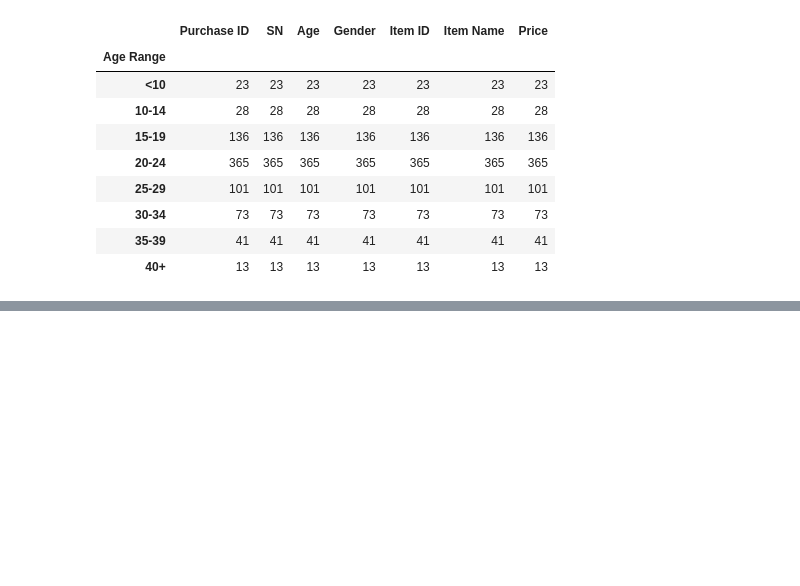
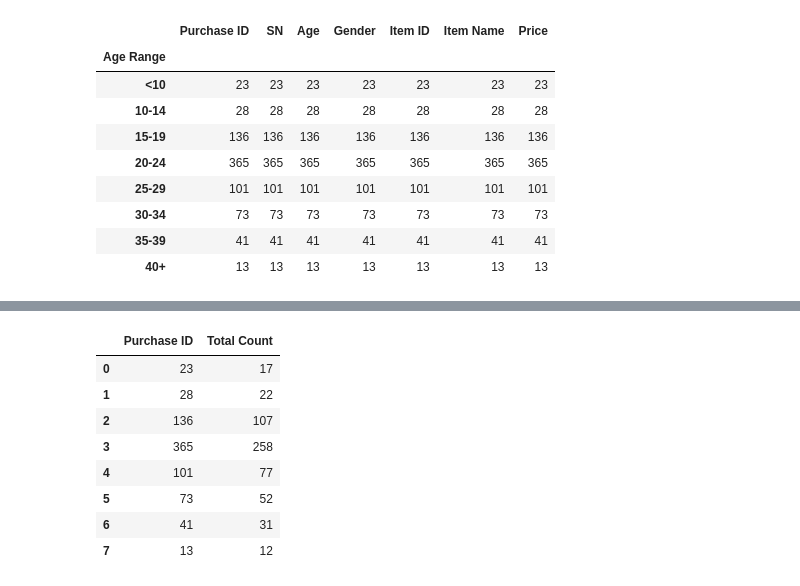
Before and after one commit to Navilongo/Video-Game-DLC-Analytics, a Jupyter notebook: HeroesOfPymoli/Heroes_code.ipynb, the cells around one changed output, grey strips where cells are left out. Cells and saved outputs as stored; diff of their text form; code cells hidden in the pictures; blank space fills up the shorter version.

```diff
--- a/HeroesOfPymoli/Heroes_code.ipynb
+++ b/HeroesOfPymoli/Heroes_code.ipynb
@@ -275,0 +321,3 @@ age_ranges.count()
+# %%
+count_in_range = age_ranges["SN"].value_counts()
+count_in_range
@@ -275,0 +352,26 @@ age_ranges.count()
+# %%
+under_ten = count_in_range['<10'].count()
+under_fifteen = count_in_range['10-14'].count()
+under_twenty = count_in_range['15-19'].count()
+under_twentyfive = count_in_range['20-24'].count()
+under_thirty = count_in_range['25-29'].count()
+under_thirtyfive = count_in_range['30-34'].count()
+under_forty = count_in_range['35-39'].count()
+over_forty = count_in_range['40+'].count()
+# %%
+# Create new df using totals for each group
+age_totals = pd.DataFrame({
+    "Purchase ID": ["23", "28", "136", "365", "101", "73", "41", "13"],
+    "Total Count": [under_ten, under_fifteen, under_twenty, under_twentyfive, under_thirty, under_thirtyfive, under_forty, over_forty]
+})
+age_totals
+# %% [output]
+|  | Purchase ID | Total Count |
+| 0 | 23 | 17 |
+| 1 | 28 | 22 |
+| 2 | 136 | 107 |
+| 3 | 365 | 258 |
+| 4 | 101 | 77 |
+| 5 | 73 | 52 |
+| 6 | 41 | 31 |
+| 7 | 13 | 12 |
```
Also changed, not shown: parts of 9 cells of this notebook.
